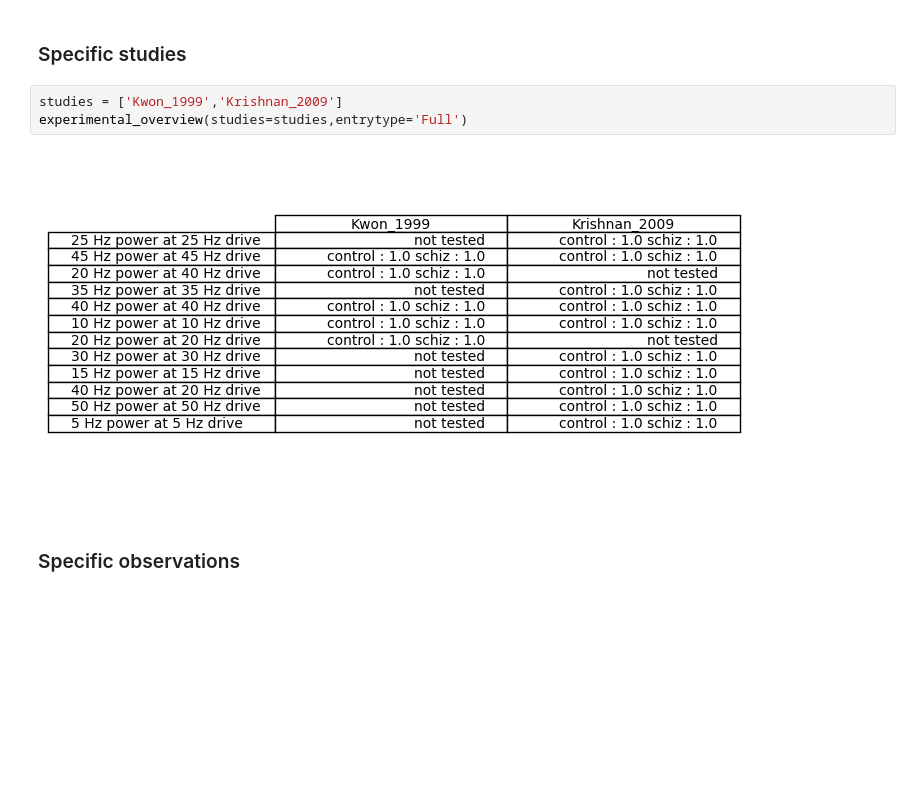
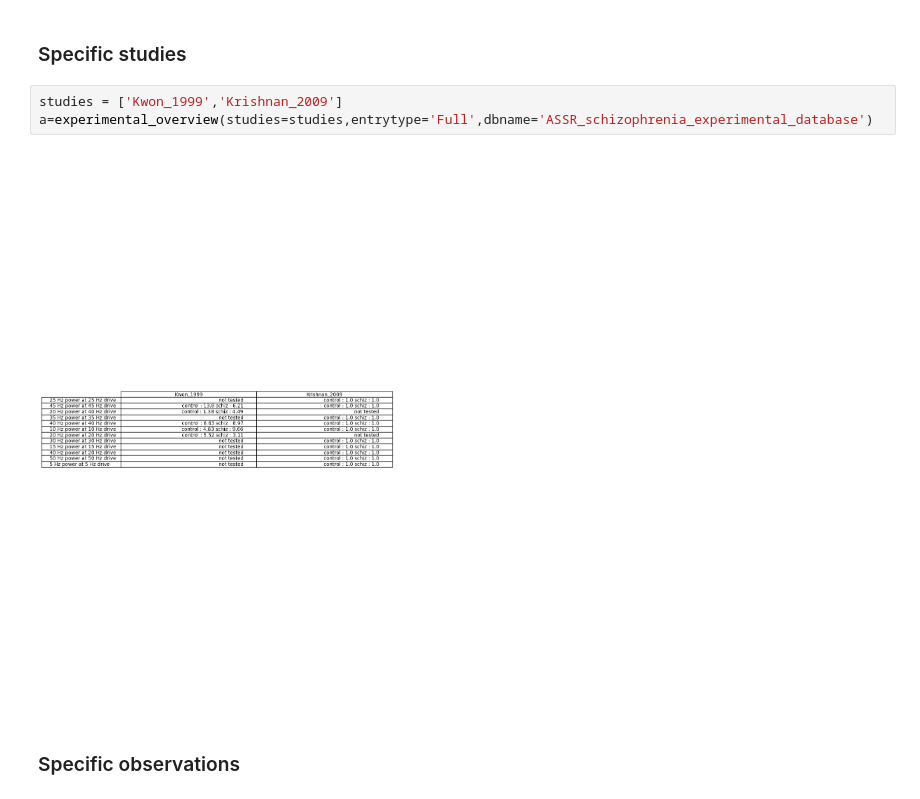
Before and after one commit to ChristophMetzner/ASSRUnit, a Jupyter notebook: Code/Example_Experimental_Database.ipynb, the cells around one changed output. Cells and saved outputs as stored; diff of their text form; blank space fills up the shorter version.

```diff
--- a/Code/Example_Experimental_Database.ipynb
+++ b/Code/Example_Experimental_Database.ipynb
@@ -77,9 +62,9 @@ experimental_overview(entrytype='Full')
 ### Specific studies
 # %%
 studies = ['Kwon_1999','Krishnan_2009']
-experimental_overview(studies=studies,entrytype='Full')
+a=experimental_overview(studies=studies,entrytype='Full',dbname='ASSR_schizophrenia_experimental_database')
 # %% [output]
-[figure, old version]
+[figure, new version]
 # %% [markdown]
 ### Specific observations
 # %%
```
Also changed, not shown: parts of 13 cells of this notebook, 4 other files.
